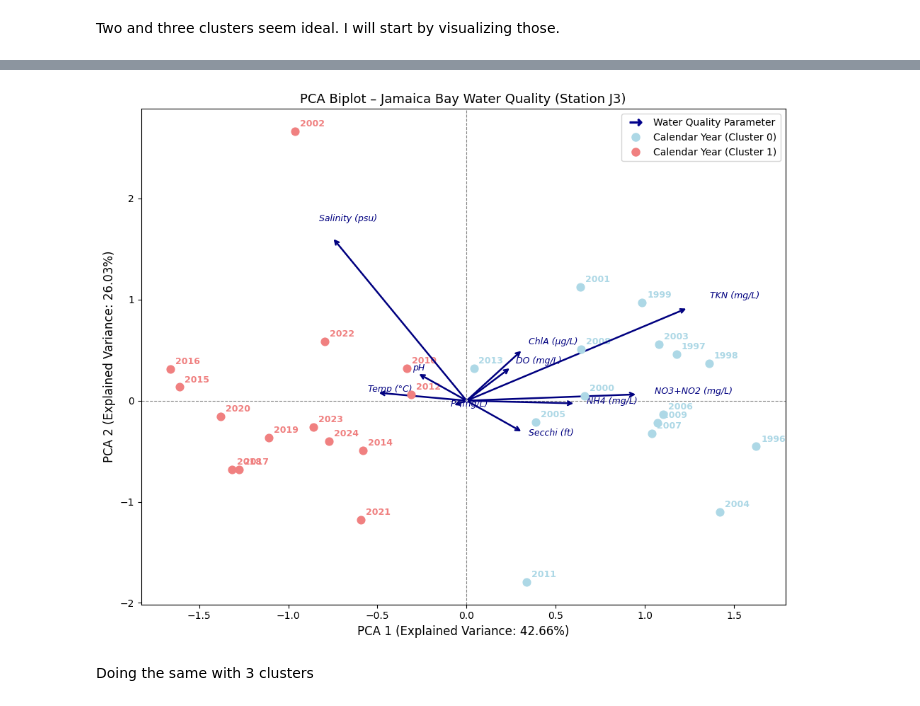
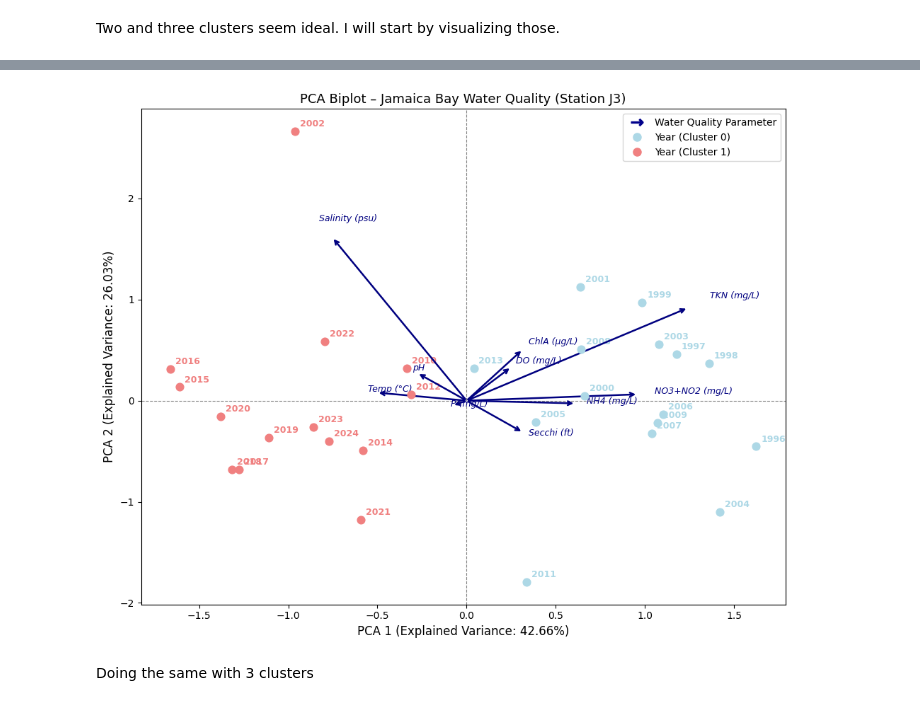
Before and after one commit to snehasri2600/Jamaica-Bay-Water-Quality_Capstone, a Jupyter notebook: Station_Data_Analyses/Station_J3/j3_analysis.ipynb, the cells around one changed output, grey strips where cells are left out. Saved outputs shown, nothing was run; the diff lists cells and outputs as text; code cells hidden in the pictures.

```diff
--- a/Station_Data_Analyses/Station_J3/j3_analysis.ipynb
+++ b/Station_Data_Analyses/Station_J3/j3_analysis.ipynb
@@ -339,37 +339,37 @@ for idx, row in feature_means_pca_df.iterrows():
 # --- Scale factor for arrows ---
 scale = 2.0
 
 # --- Plot loading arrows ---
 for i, name in enumerate(feature_names_short):
     x, y = loadings[i, 0] * scale, loadings[i, 1] * scale
     ax.annotate('', xy=(x, y), xytext=(0, 0),
                 arrowprops=dict(arrowstyle='->', color='navy', lw=1.8))
     ax.text(x * 1.1, y * 1.1, name, fontsize=9, color='navy', fontstyle='italic')
 
 # --- Reference lines ---
 ax.axhline(0, color='gray', linewidth=0.8, linestyle='--')
 ax.axvline(0, color='gray', linewidth=0.8, linestyle='--')
 
 # --- Labels ---
 ax.set_xlabel(f'PCA 1 (Explained Variance: {explained_variance[0] * 100:.2f}%)', fontsize=12)
 ax.set_ylabel(f'PCA 2 (Explained Variance: {explained_variance[1] * 100:.2f}%)', fontsize=12)
 ax.set_title('PCA Biplot – Jamaica Bay Water Quality (Station J3)', fontsize=13)
 
 # --- Legend ---
 ax.legend(handles=[
     plt.Line2D([0], [0], marker=r'$\rightarrow$', color='darkblue',
                markersize=12, label='Water Quality Parameter', linestyle='None'),
     plt.Line2D([0], [0], marker='o', color='lightblue',
-               markersize=8, label='Calendar Year (Cluster 0)', linestyle='None'),
+               markersize=8, label='Year (Cluster 0)', linestyle='None'),
     plt.Line2D([0], [0], marker='o', color='lightcoral',
-               markersize=8, label='Calendar Year (Cluster 1)', linestyle='None'),
+               markersize=8, label='Year (Cluster 1)', linestyle='None'),
 ], loc='upper right')
 
 plt.tight_layout()
-plt.savefig('jamaica_bay_pca_biplot_clustered.png', dpi=300, bbox_inches='tight')
+plt.savefig('jamaica_bay_pca_j3_2clusters.png', dpi=300, bbox_inches='tight')
 plt.show()
 # %% [output]
-[figure, old version]
+[figure, new version]
 # %% [markdown]
 Doing the same with 3 clusters
 # %%
```
Also changed, not shown: parts of 3 cells of this notebook, 7 other files.
